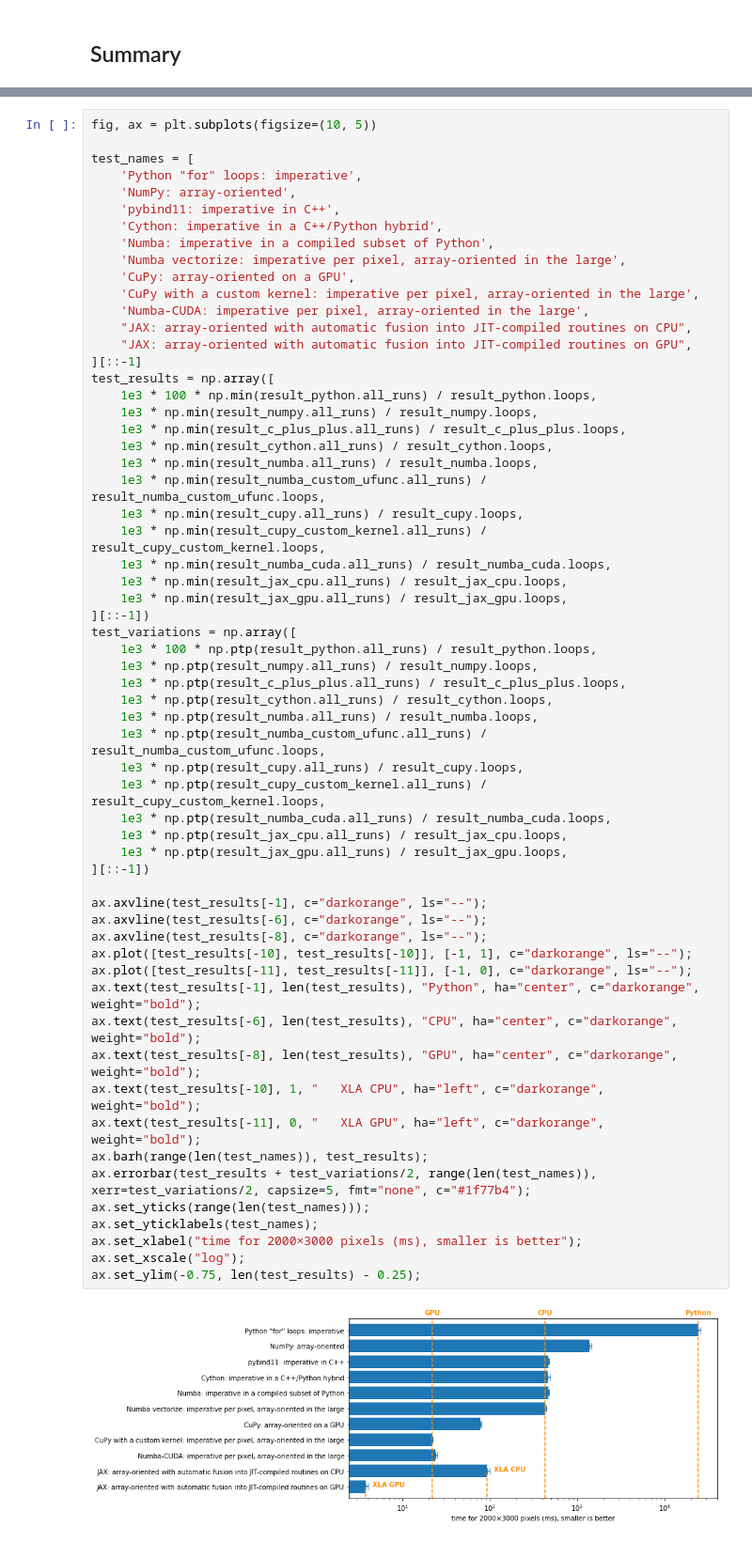
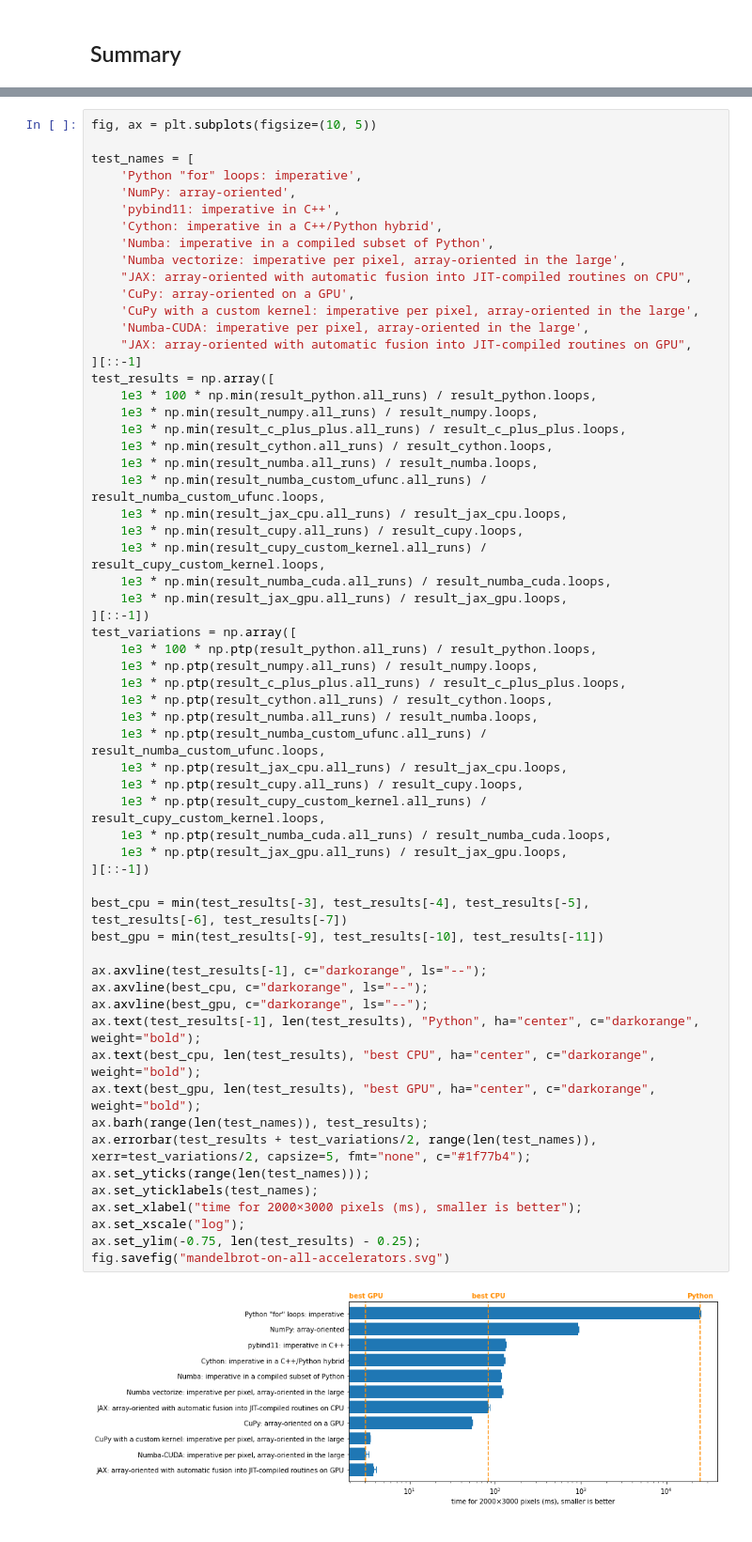
Before and after one commit to jpivarski-talks/2022-07-11-scipy-loopy-tutorial, a Jupyter notebook: demos/mandelbrot-on-all-accelerators.ipynb, the cells around one changed output, grey strips where cells are left out. Shown at 94% size. Saved outputs shown, nothing was run; the diff lists cells and outputs as text.

Commit message:
Done writing mandelbrot-on-all-accelerators.

```diff
--- a/demos/mandelbrot-on-all-accelerators.ipynb
+++ b/demos/mandelbrot-on-all-accelerators.ipynb
@@ -533,10 +559,10 @@ test_names = [
     'Cython: imperative in a C++/Python hybrid',
     'Numba: imperative in a compiled subset of Python',
     'Numba vectorize: imperative per pixel, array-oriented in the large',
+    "JAX: array-oriented with automatic fusion into JIT-compiled routines on CPU",
     'CuPy: array-oriented on a GPU',
     'CuPy with a custom kernel: imperative per pixel, array-oriented in the large',
     'Numba-CUDA: imperative per pixel, array-oriented in the large',
-    "JAX: array-oriented with automatic fusion into JIT-compiled routines on CPU",
     "JAX: array-oriented with automatic fusion into JIT-compiled routines on GPU",
 ][::-1]
 test_results = np.array([
@@ -546,42 +572,42 @@ test_results = np.array([
     1e3 * np.min(result_cython.all_runs) / result_cython.loops,
     1e3 * np.min(result_numba.all_runs) / result_numba.loops,
     1e3 * np.min(result_numba_custom_ufunc.all_runs) / result_numba_custom_ufunc.loops,
+    1e3 * np.min(result_jax_cpu.all_runs) / result_jax_cpu.loops,
     1e3 * np.min(result_cupy.all_runs) / result_cupy.loops,
     1e3 * np.min(result_cupy_custom_kernel.all_runs) / result_cupy_custom_kernel.loops,
     1e3 * np.min(result_numba_cuda.all_runs) / result_numba_cuda.loops,
-    1e3 * np.min(result_jax_cpu.all_runs) / result_jax_cpu.loops,
     1e3 * np.min(result_jax_gpu.all_runs) / result_jax_gpu.loops,
 ][::-1])
 test_variations = np.array([
     1e3 * 100 * np.ptp(result_python.all_runs) / result_python.loops,
     1e3 * np.ptp(result_numpy.all_runs) / result_numpy.loops,
     1e3 * np.ptp(result_c_plus_plus.all_runs) / result_c_plus_plus.loops,
     1e3 * np.ptp(result_cython.all_runs) / result_cython.loops,
     1e3 * np.ptp(result_numba.all_runs) / result_numba.loops,
     1e3 * np.ptp(result_numba_custom_ufunc.all_runs) / result_numba_custom_ufunc.loops,
+    1e3 * np.ptp(result_jax_cpu.all_runs) / result_jax_cpu.loops,
     1e3 * np.ptp(result_cupy.all_runs) / result_cupy.loops,
     1e3 * np.ptp(result_cupy_custom_kernel.all_runs) / result_cupy_custom_kernel.loops,
     1e3 * np.ptp(result_numba_cuda.all_runs) / result_numba_cuda.loops,
-    1e3 * np.ptp(result_jax_cpu.all_runs) / result_jax_cpu.loops,
     1e3 * np.ptp(result_jax_gpu.all_runs) / result_jax_gpu.loops,
 ][::-1])
 
+best_cpu = min(test_results[-3], test_results[-4], test_results[-5], test_results[-6], test_results[-7])
+best_gpu = min(test_results[-9], test_results[-10], test_results[-11])
+
 ax.axvline(test_results[-1], c="darkorange", ls="--");
-ax.axvline(test_results[-6], c="darkorange", ls="--");
-ax.axvline(test_results[-8], c="darkorange", ls="--");
-ax.plot([test_results[-10], test_results[-10]], [-1, 1], c="darkorange", ls="--");
-ax.plot([test_results[-11], test_results[-11]], [-1, 0], c="darkorange", ls="--");
+ax.axvline(best_cpu, c="darkorange", ls="--");
+ax.axvline(best_gpu, c="darkorange", ls="--");
 ax.text(test_results[-1], len(test_results), "Python", ha="center", c="darkorange", weight="bold");
-ax.text(test_results[-6], len(test_results), "CPU", ha="center", c="darkorange", weight="bold");
-ax.text(test_results[-8], len(test_results), "GPU", ha="center", c="darkorange", weight="bold");
-ax.text(test_results[-10], 1, "   XLA CPU", ha="left", c="darkorange", weight="bold");
-ax.text(test_results[-11], 0, "   XLA GPU", ha="left", c="darkorange", weight="bold");
+ax.text(best_cpu, len(test_results), "best CPU", ha="center", c="darkorange", weight="bold");
+ax.text(best_gpu, len(test_results), "best GPU", ha="center", c="darkorange", weight="bold");
 ax.barh(range(len(test_names)), test_results);
 ax.errorbar(test_results + test_variations/2, range(len(test_names)), xerr=test_variations/2, capsize=5, fmt="none", c="#1f77b4");
 ax.set_yticks(range(len(test_names)));
 ax.set_yticklabels(test_names);
 ax.set_xlabel("time for 2000×3000 pixels (ms), smaller is better");
 ax.set_xscale("log");
 ax.set_ylim(-0.75, len(test_results) - 0.25);
+fig.savefig("mandelbrot-on-all-accelerators.svg")
 # %% [output]
-[figure, old version]
+[figure, new version]
```
Also changed, not shown: parts of 33 cells of this notebook, 2 other files.
